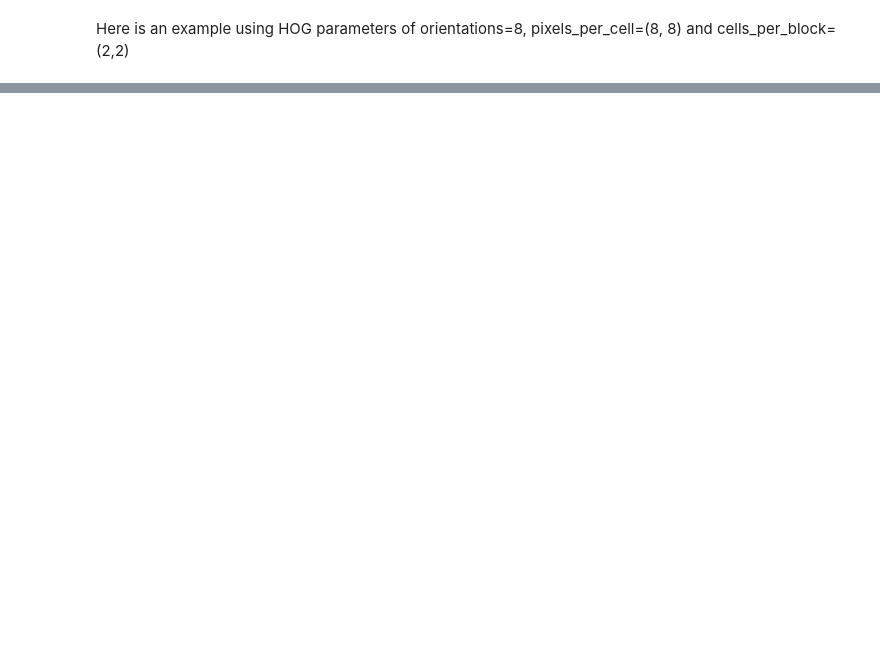
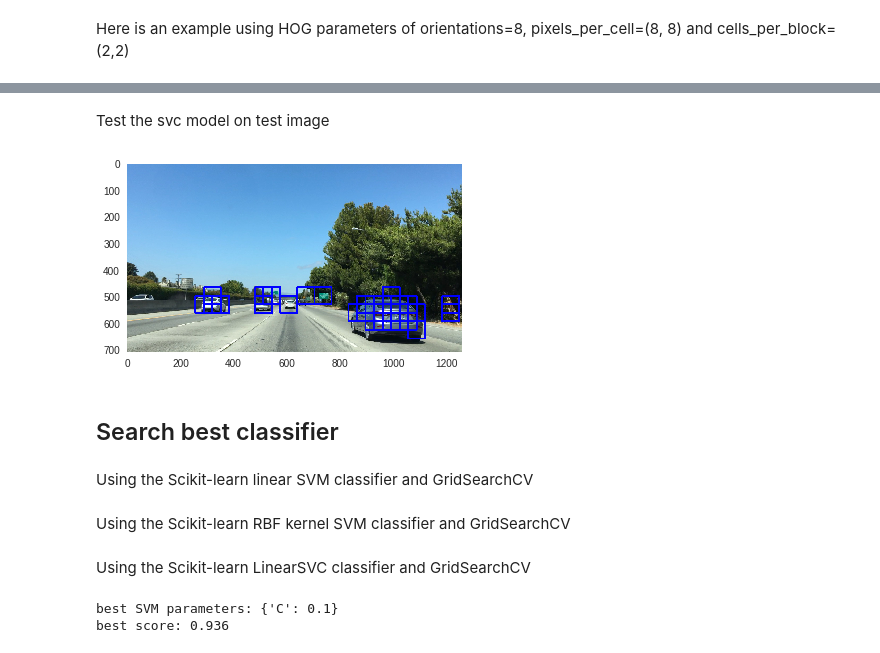
Before and after one commit to linked0/CarND-Vehicle-Detection, a Jupyter notebook: vehicle_detection.ipynb, the cells around one changed output, grey strips where cells are left out. Cells and saved outputs as stored; diff of their text form; code cells hidden in the pictures; blank space fills up the shorter version.

```diff
--- a/vehicle_detection.ipynb
+++ b/vehicle_detection.ipynb
@@ -229,0 +278,25 @@ plt.grid(False)
+# %% [markdown]
+Test the svc model on test image
+# %%
+image = mpimg.imread('bbox-example-image.jpg')
+draw_image = np.copy(image)
+
+windows = slide_window(image, x_start_stop=[None, None], y_start_stop=y_start_stop,
+                    xy_window=(64, 64), xy_overlap=(0.5, 0.5))
+
+hot_windows = search_windows(image, windows, svc, X_scaler, color_space=color_space,
+                        spatial_size=spatial_size, hist_bins=hist_bins,
+                        orient=orient, pix_per_cell=pix_per_cell,
+                        cell_per_block=cell_per_block,
+                        hog_channel=hog_channel, spatial_feat=spatial_feat,
+                        hist_feat=hist_feat, hog_feat=hog_feat)
+
+window_img = draw_boxes(draw_image, hot_windows, color=(0, 0, 255), thick=6)
+plt.imshow(window_img)
+plt.grid(False)
+# %% [output]
+[figure, added]
+# %% [markdown]
+## Search best classifier
+# %% [markdown]
+Using the Scikit-learn linear SVM classifier and GridSearchCV
@@ -229,0 +313,2 @@ plt.grid(False)
+# %% [markdown]
+Using the Scikit-learn RBF kernel SVM classifier and GridSearchCV
@@ -229,0 +323,13 @@ plt.grid(False)
+# %% [markdown]
+Using the Scikit-learn LinearSVC classifier and GridSearchCV
+# %%
+parameters = {'C':[0.001, 0.01, 0.1, 1, 10]}
+svr = svm.LinearSVC()
+grid_search = GridSearchCV(svr, parameters)
+grid_search.fit(X, y)
+
+print('best SVM parameters:', grid_search.best_params_)
+print('best score:', grid_search.best_score_)
+# %% [output]
+best SVM parameters: {'C': 0.1}
+best score: 0.936
```
Also changed, not shown: parts of 24 cells of this notebook, 18 other files.
